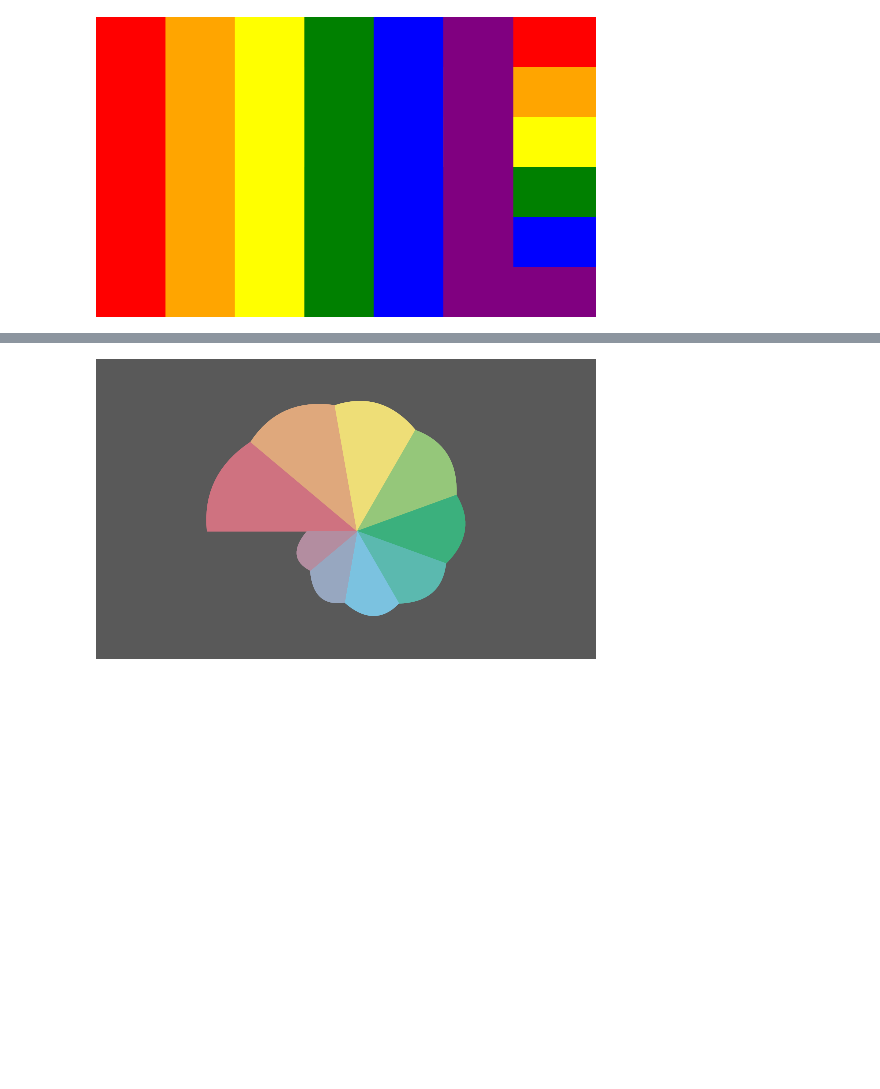
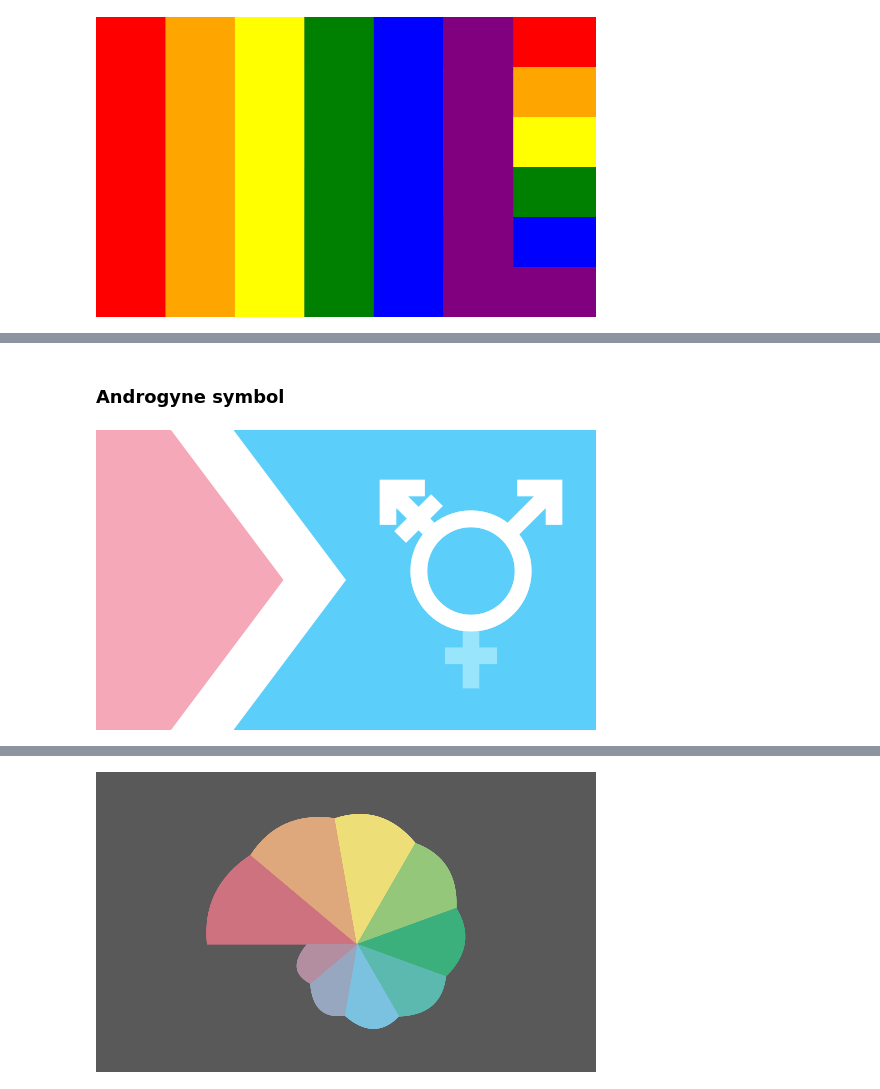
Before and after one commit to intervexual/drawpride, a Jupyter notebook: examples.ipynb, the cells around one changed output, grey strips where cells are left out. Saved outputs shown, nothing was run; the diff lists cells and outputs as text; code cells hidden in the pictures; blank space fills up the shorter version.

```diff
--- a/examples.ipynb
+++ b/examples.ipynb
@@ -583,0 +601,13 @@ filelocations = save_flag(d, 'rainbow_buddhist', outdir, show_image=True)
+# %% [markdown]
+### Androgyne symbol
+# %%
+# layering of gender symbols - FTM flag
+d = draw.Drawing(500, 300)
+draw_vert_bars(d, [trans_pink] + [trans_blue]*4)
+draw_multipile(d, [trans_pink, 'white'], stretch_ratio=.6, wid=.25*d.width, x_start=.4*d.width)
+draw_androgyne_symbol(d, 'white', wid=.5*d.width, x_start=.5*d.width, y_start=-.03*d.height)
+draw_venus_symbol(d, '#98e5fc', wid=.5*d.width, x_start=.5*d.width, y_start=-.03*d.height)
+draw_mars_symbol(d, 'white', wid=.5*d.width, x_start=.5*d.width, y_start=-.03*d.height)
+filelocations = save_flag(d, 'FTM', outdir, show_image=True)
+# %% [output]
+[figure, added]
```
Also changed, not shown: parts of 15 cells of this notebook, 42 other files.
